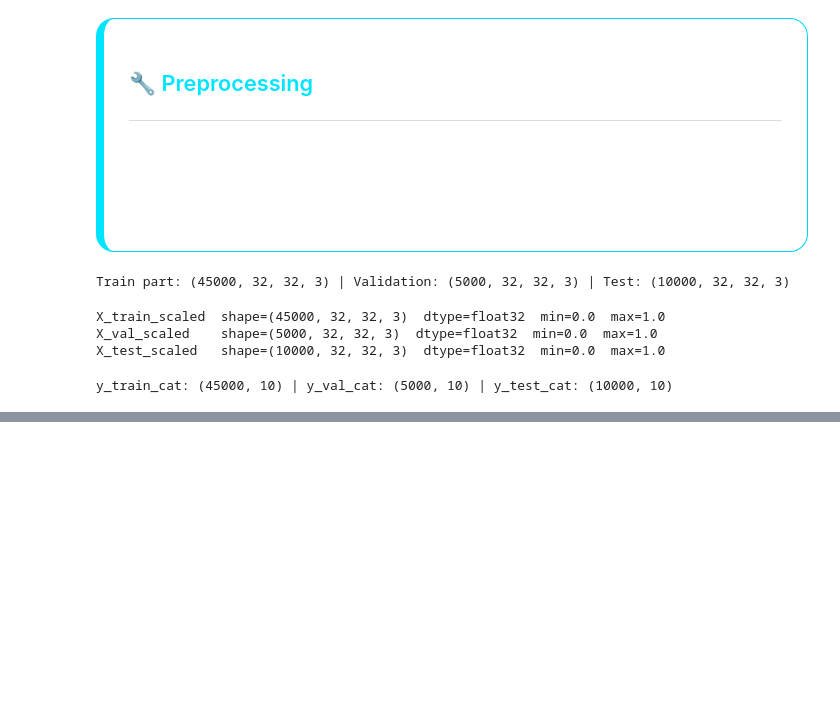
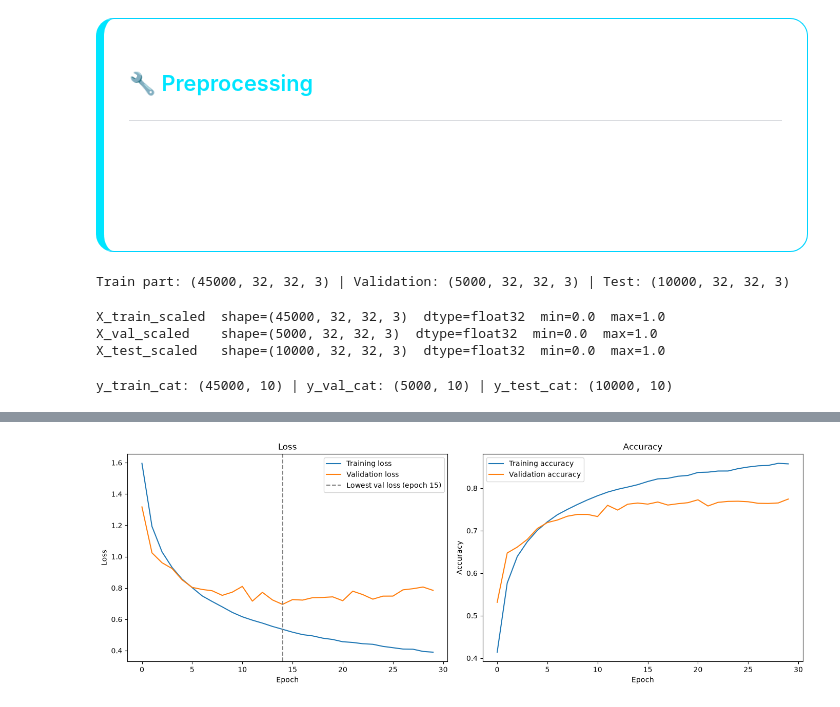
Before and after one commit to isapour0/CIFAR10-mlp-cnn, a Jupyter notebook: notebooks/CIFAR10-cnn.ipynb, the cells around one changed output, grey strips where cells are left out. Drawn from its saved outputs; the diff is of its cells as text; code cells hidden in the pictures; blank space fills up the shorter version.

```diff
--- a/notebooks/CIFAR10-cnn.ipynb
+++ b/notebooks/CIFAR10-cnn.ipynb
@@ -201,10 +209,10 @@ font-family:Segoe UI;
 </ul>
 </div>
 # %%
-# Step 1: Separating a 10% validation set
+# Step 1: Separating a 15% validation set
 X_train_part, X_val, y_train_part, y_val = train_test_split(
     X_train, y_train,
-    test_size=0.1,
+    test_size=0.10,
     stratify=y_train.ravel(),
     random_state=RANDOM_STATE,
 )
@@ -266,14 +274,18 @@ model_baseline = Sequential([
     # ---- convolutional layers ----
     Conv2D(32, (3, 3), padding="same", activation="relu"),
     MaxPooling2D((2, 2)),
-    Conv2D(64, (3, 3), padding="same", activation="relu"),
+
+    Conv2D(64, (3, 3), activation="relu"),
     MaxPooling2D((2, 2)),
+    Dropout(0.25),
+
     Conv2D(128, (3, 3), padding="same", activation="relu"),
     MaxPooling2D((2, 2)),
 
     # ---- Fully Connected ----
     Flatten(),
-    Dense(128, activation="relu"),
+    Dense(128, activation='relu'),
+    Dropout(0.3),
     Dense(10, activation="softmax"),
 ])
 
@@ -341,4 +360,7 @@ Epoch 20/30
 # %%
+FIG_DIR = Path("../reports/figures")
+FIG_DIR.mkdir(parents=True, exist_ok=True)
+
 hist = pd.DataFrame(history_baseline.history)
 best_epoch = hist["val_loss"].idxmin() + 1
 
@@ -365,5 +387,6 @@ axes[1].set_ylabel("Accuracy")
 axes[1].legend()
 
 plt.tight_layout()
-# plt.savefig(FIG_DIR / "training_curves_cnn_baseline.png", dpi=150, bbox_inches="tight")
+plt.savefig(FIG_DIR / "training_curves_cnn_baseline.png", dpi=150, bbox_inches="tight")
 plt.show()
+# %% [output]
@@ -370,3 +396,4 @@ plt.show()
+[figure, added]
 # %%
 # Accuracy and Error rate analysis
 test_loss, test_accuracy = model_baseline.evaluate(X_test_scaled, y_test_cat, verbose=1)
```
Also changed, not shown: parts of 14 cells of this notebook, 8 other files.
